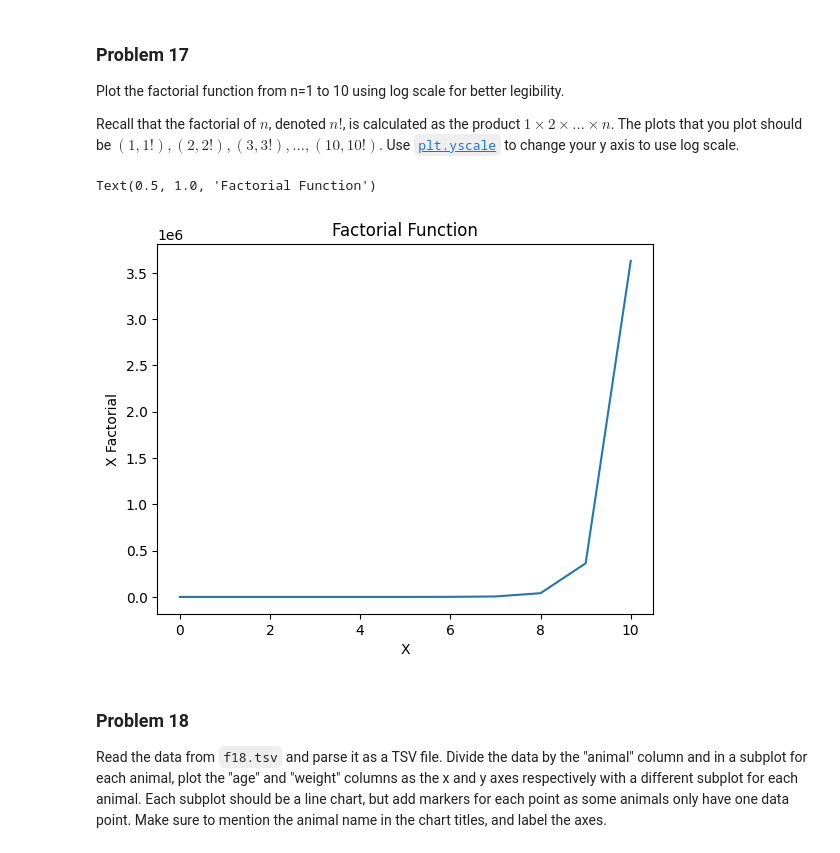
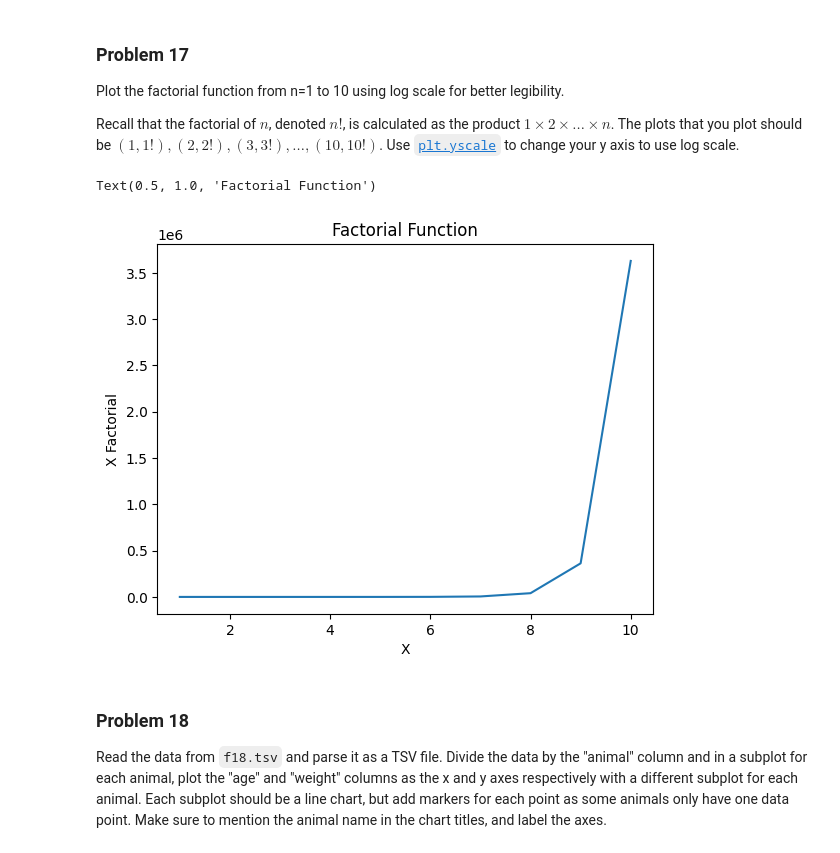
Before and after one commit to bvanson/dx602-homework-05, a Jupyter notebook: homeworTest.ipynb, the cells around one changed output. Drawn from its saved outputs; the diff is of its cells as text; code cells hidden in the pictures.

```diff
--- a/homeworTest.ipynb
+++ b/homeworTest.ipynb
@@ -502,16 +503,16 @@ Use [`plt.yscale`](https://matplotlib.org/stable/api/_as_gen/matplotlib.pyplot.y
 # %%
 # YOUR CHANGES HERE
 
-x = [i for i in range(11)]
+x = [i for i in range(1,11)]
 y = [math.factorial(i) for i in x]
 plt.yscale
 plt.plot(x,y)
 plt.xlabel('X')
 plt.ylabel('X Factorial')
 plt.title('Factorial Function')
 # %% [output]
 Text(0.5, 1.0, 'Factorial Function')
-[figure, old version]
+[figure, new version]
 # %% [markdown]
 ### Problem 18
 
```
Also changed, not shown: parts of 7 cells of this notebook.
